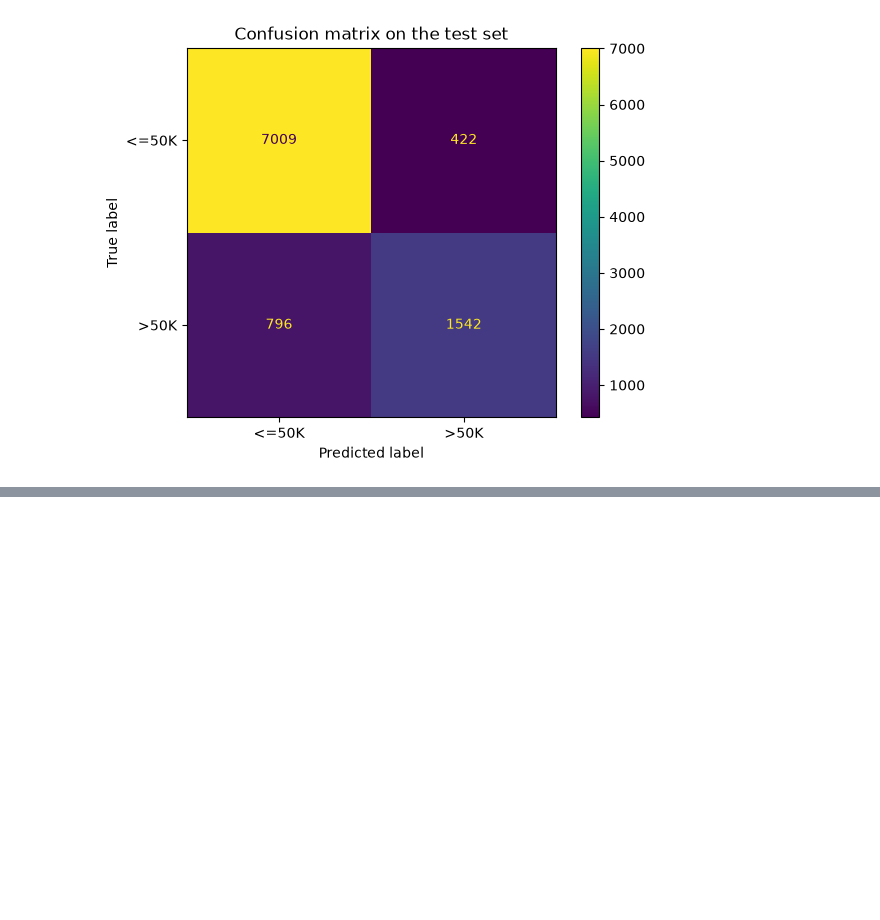
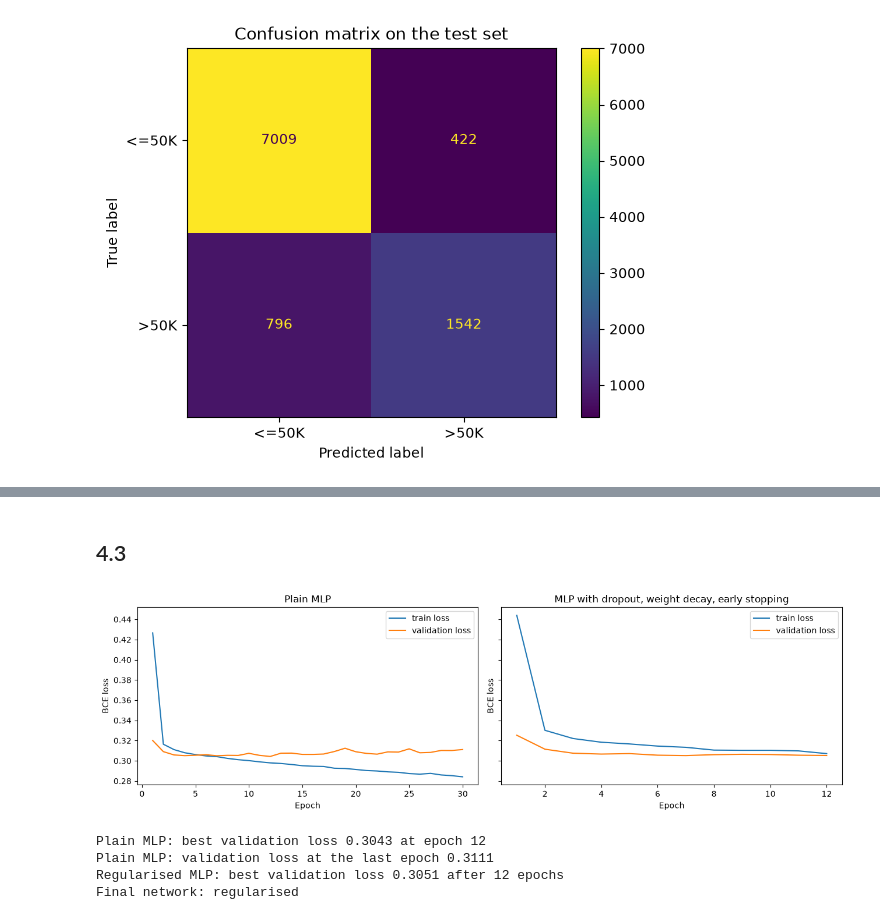
Before and after one commit to dpetrovskaua/ML-census-income, a Jupyter notebook: 02_models.ipynb, the cells around one changed output, grey strips where cells are left out. Saved outputs shown, nothing was run; the diff lists cells and outputs as text; code cells hidden in the pictures; blank space fills up the shorter version.

```diff
--- a/02_models.ipynb
+++ b/02_models.ipynb
@@ -14,16 +19,16 @@ from sklearn.linear_model import LogisticRegression
 SEED = 42
 
 df = fetch_openml(name='adult', version=2, as_frame=True).frame
-y = (df['class'] == '>50K').astype(int)   # again, 1 = True (earns >50K), 0 = <=50K
-x = df.drop(columns=['class'])
+y = (df['class'] == '>50K').astype(int)
+X = df.drop(columns=['class'])
 
-numeric_cols = x.select_dtypes(include='number').columns.tolist()
-categorical_cols = x.select_dtypes(exclude='number').columns.tolist()
-x[categorical_cols] = x[categorical_cols].astype(object)  # avoids imputer problems with the category dtype
+numeric_cols = X.select_dtypes(include='number').columns.tolist()
+categorical_cols = X.select_dtypes(exclude='number').columns.tolist()
+X[categorical_cols] = X[categorical_cols].astype(object)  # avoids imputer problems with the category dtype
 
-x_train, x_test, y_train, y_test = train_test_split(x, y, test_size=0.2, stratify=y, random_state=SEED)
-print(x_train.shape, x_test.shape)
-print(y_train.mean(), y_test.mean())  # both should be aprox 0.239
+X_train, X_test, y_train, y_test = train_test_split(X, y, test_size=0.2, stratify=y, random_state=SEED) #0.2 for 20%
+print(X_train.shape, X_test.shape)
+print(y_train.mean(), y_test.mean())
 # %% [output]
 (39073, 14) (9769, 14)
 0.23927008420136667 0.23932848807452145
@@ -30,10 +39,10 @@ print(y_train.mean(), y_test.mean())  # both should be aprox 0.239
 # %%
 numeric_pipe = Pipeline([
     ('impute', SimpleImputer(strategy='median')),
-    ('scale', StandardScaler()),])
+    ('scale', StandardScaler())])
 categorical_pipe = Pipeline([
     ('impute', SimpleImputer(strategy='most_frequent')),
-    ('onehot', OneHotEncoder(handle_unknown='ignore')),])
+    ('onehot', OneHotEncoder(handle_unknown='ignore'))])
 preprocessor = ColumnTransformer([
     ('num', numeric_pipe, numeric_cols),
     ('cat', categorical_pipe, categorical_cols)], sparse_threshold=0)
@@ -75,7 +99,7 @@ models = {
 rows = []
 for name, model in models.items():
     pipe = Pipeline([('prep', preprocessor), ('clf', model)])
-    res = cross_validate(pipe, x_train, y_train, cv=cv, scoring=['roc_auc', 'f1'])
+    res = cross_validate(pipe, X_train, y_train, cv=cv, scoring=['roc_auc', 'f1'])
     rows.append({
         'model': name,
         'ROC AUC mean': res['test_roc_auc'].mean(),
@@ -156,0 +388,31 @@ plt.show()
+# %% [markdown]
+## 4.3
+# %%
+fig, axes = plt.subplots(1, 2, figsize=(13, 4), sharey=True)
+plot_curves(axes[0], hist_plain, 'Plain MLP')
+plot_curves(axes[1], hist_reg, 'MLP with dropout, weight decay, early stopping')
+plt.tight_layout()
+plt.show()
+
+best_epoch_plain = int(np.argmin(hist_plain['val'])) + 1
+print('Plain MLP: best validation loss', round(min(hist_plain['val']), 4), 'at epoch', best_epoch_plain)
+print('Plain MLP: validation loss at the last epoch', round(hist_plain['val'][-1], 4))
+print('Regularised MLP: best validation loss', round(min(hist_reg['val']), 4),
+      'after', len(hist_reg['val']), 'epochs')
+
+# picking the final network by validation loss, then testing it once
+plain_val = hist_plain['val'][-1] # the plain model keeps its last-epoch weights
+reg_val = min(hist_reg['val']) # the regularised model was restored to its best epoch
+final_nn = model_reg if reg_val <= plain_val else model_plain
+print('Final network:', 'regularised' if final_nn is model_reg else 'plain')
+
+final_nn.eval()
+with torch.no_grad():
+    nn_proba = torch.sigmoid(final_nn(Xte_t)).squeeze(1).numpy()
+nn_pred = (nn_proba >= 0.5).astype(int)
+# %% [output]
+[figure, added]
+Plain MLP: best validation loss 0.3043 at epoch 12
+Plain MLP: validation loss at the last epoch 0.3111
+Regularised MLP: best validation loss 0.3051 after 12 epochs
+Final network: regularised
```
Also changed, not shown: parts of 36 cells of this notebook.
